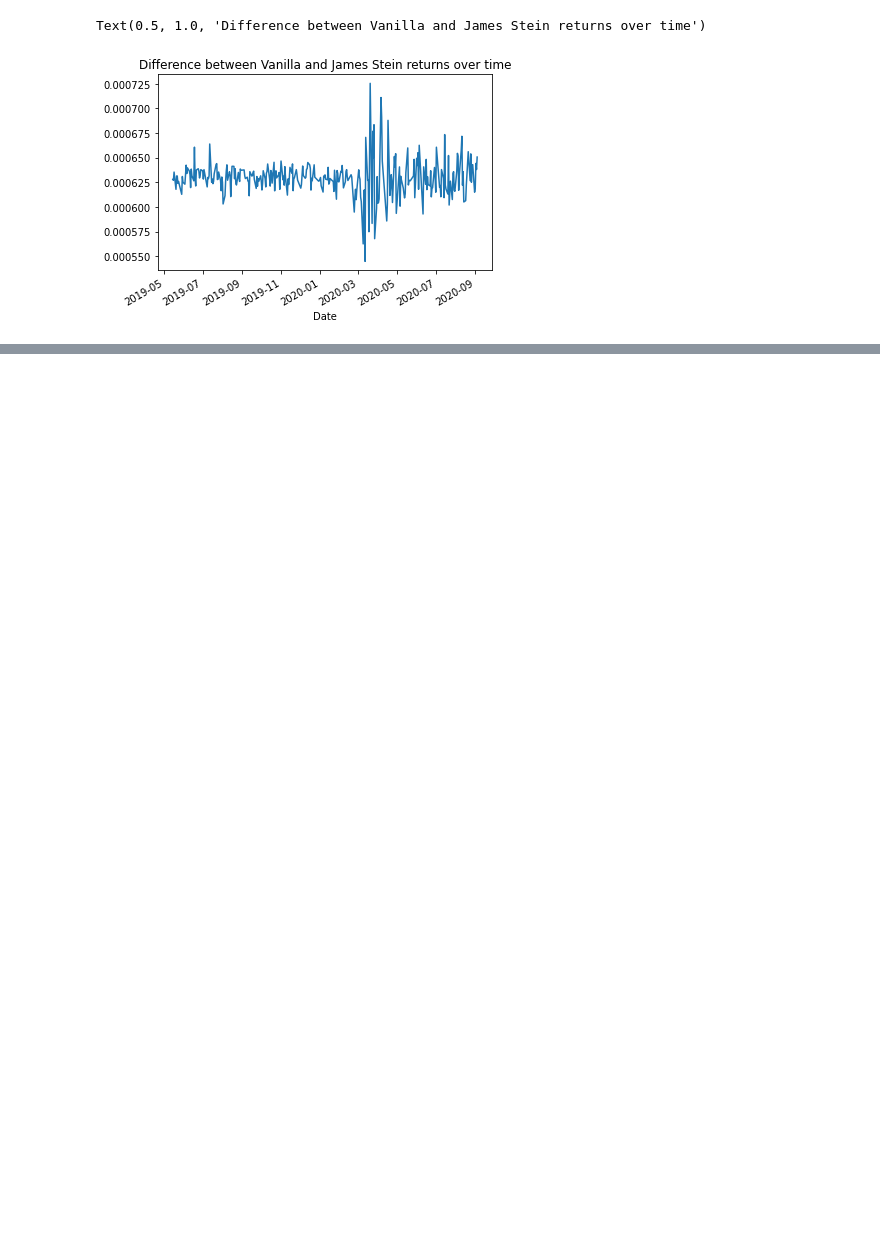
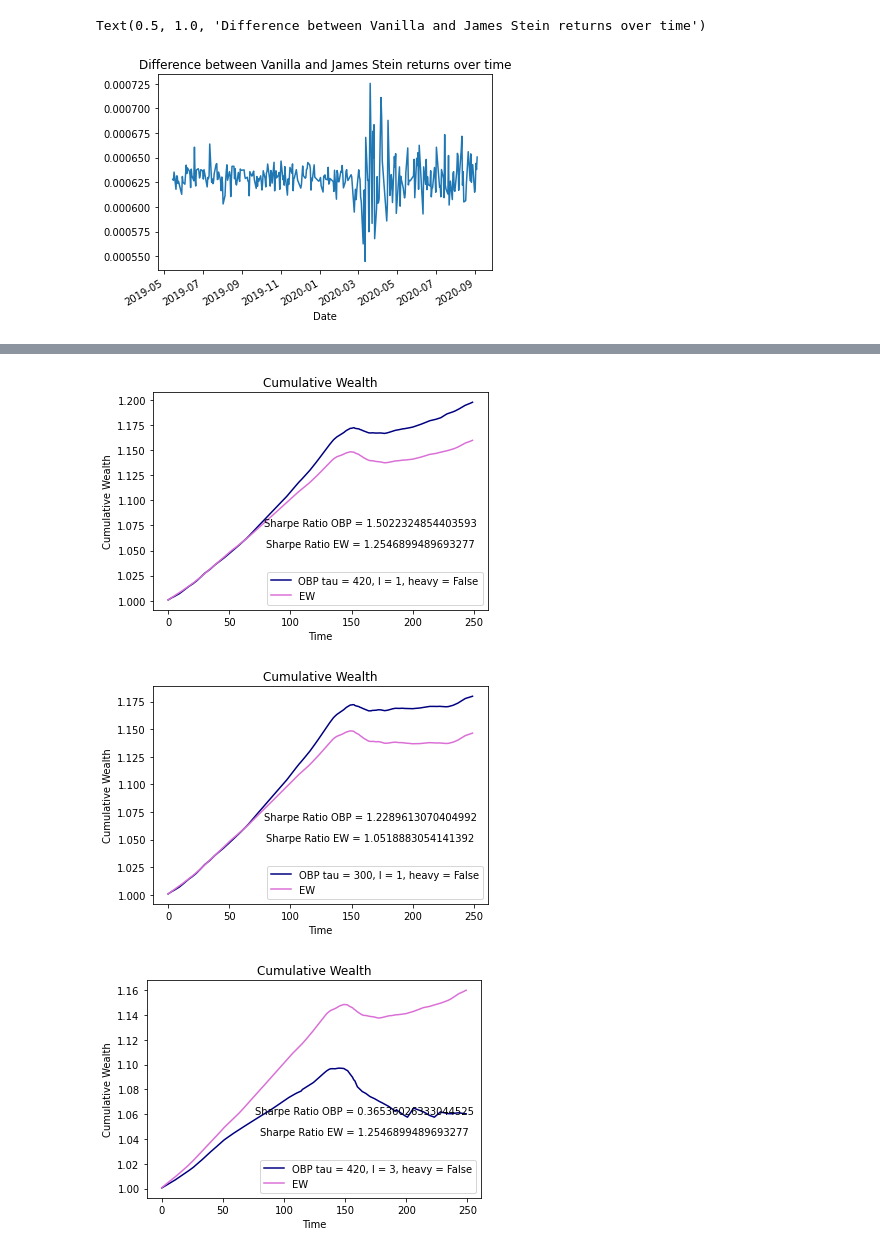
Before and after one commit to eptrn/Bandit-Algorithms, a Jupyter notebook: Bandit Orthogonal Portfolio.ipynb, the cells around one changed output, grey strips where cells are left out. Cells and saved outputs as stored; diff of their text form; code cells hidden in the pictures; blank space fills up the shorter version.

```diff
--- a/Bandit Orthogonal Portfolio.ipynb
+++ b/Bandit Orthogonal Portfolio.ipynb
@@ -296 +253,9 @@ Asset : ['AAPL', 'MSFT', 'GOOGL', 'AMZN', 'AI.PA', 'ORA.PA', 'TTE.PA', 'SW.PA',
+# %%
+obp_test3.plot_CW()
+obp_test2.plot_CW()
+obp_test1.plot_CW()
+# %% [output]
+[figure, added]
+[figure, added]
+[figure, added]
 # %%
```
Also changed, not shown: parts of 28 cells of this notebook, 8 other files.
